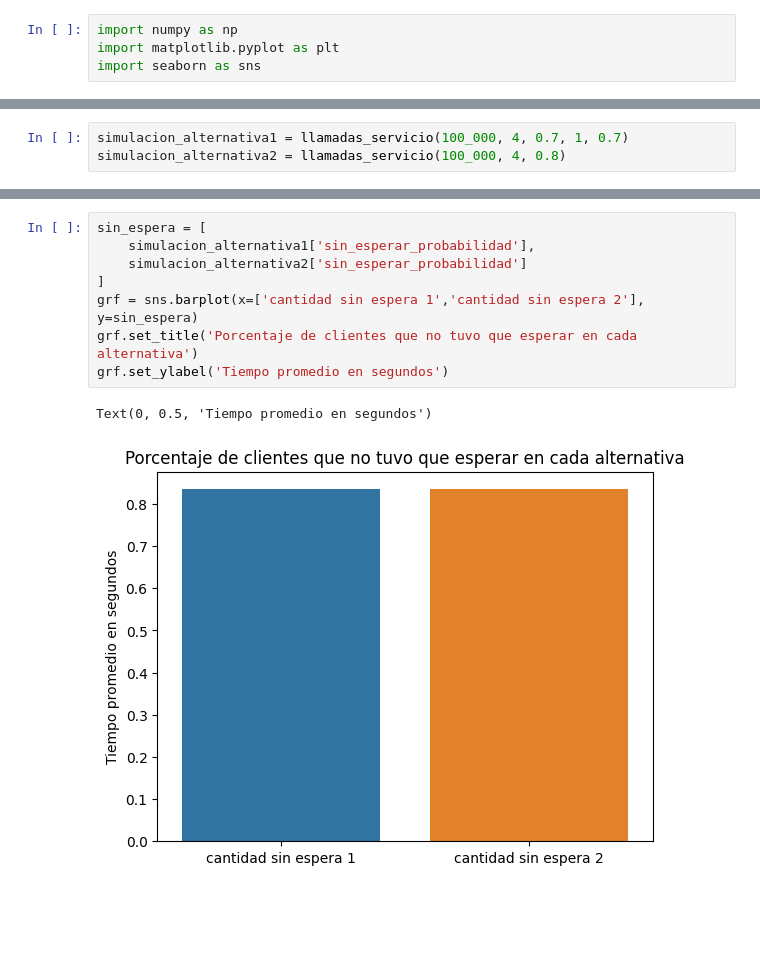
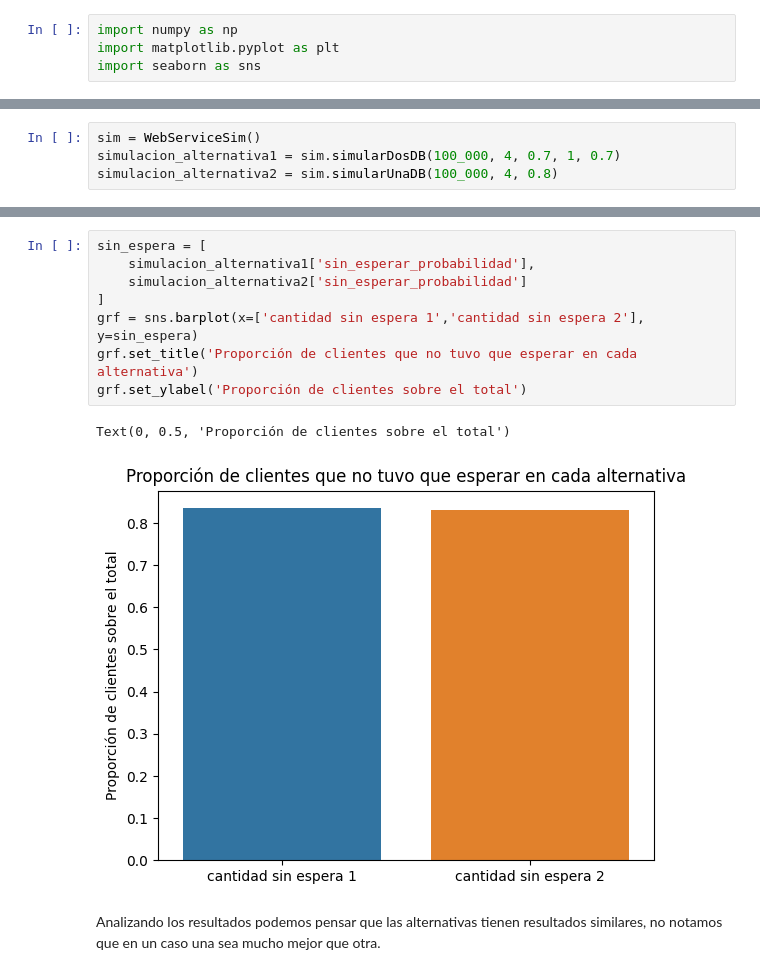
Before and after one commit to ramirogestoso/simulacion-2c-2022, a Jupyter notebook: TP2/tp2_ej3.ipynb, the cells around one changed output, grey strips where cells are left out. Saved outputs shown, nothing was run; the diff lists cells and outputs as text; blank space fills up the shorter version.

```diff
--- a/TP2/tp2_ej3.ipynb
+++ b/TP2/tp2_ej3.ipynb
@@ -55,3 +73,4 @@ def llamadas_servicio(n, media_llamadas, media_atencion_db1, media_atencion_db2
 # %%
-simulacion_alternativa1 = llamadas_servicio(100_000, 4, 0.7, 1, 0.7)
-simulacion_alternativa2 = llamadas_servicio(100_000, 4, 0.8)
+sim = WebServiceSim()
+simulacion_alternativa1 = sim.simularDosDB(100_000, 4, 0.7, 1, 0.7)
+simulacion_alternativa2 = sim.simularUnaDB(100_000, 4, 0.8)
@@ -80,11 +101,13 @@ Text(0, 0.5, 'Tiempo promedio en segundos')
 # %%
 sin_espera = [
     simulacion_alternativa1['sin_esperar_probabilidad'],
     simulacion_alternativa2['sin_esperar_probabilidad']
 ]
 grf = sns.barplot(x=['cantidad sin espera 1','cantidad sin espera 2'], y=sin_espera)
-grf.set_title('Porcentaje de clientes que no tuvo que esperar en cada alternativa')
-grf.set_ylabel('Tiempo promedio en segundos')
+grf.set_title('Proporción de clientes que no tuvo que esperar en cada alternativa')
+grf.set_ylabel('Proporción de clientes sobre el total')
 # %% [output]
-Text(0, 0.5, 'Tiempo promedio en segundos')
+Text(0, 0.5, 'Proporción de clientes sobre el total')
-[figure, old version]
+[figure, new version]
+# %% [markdown]
+Analizando los resultados podemos pensar que las alternativas tienen resultados similares, no notamos que en un caso una sea mucho mejor que otra.
```
Also changed, not shown: parts of 26 cells of this notebook.
